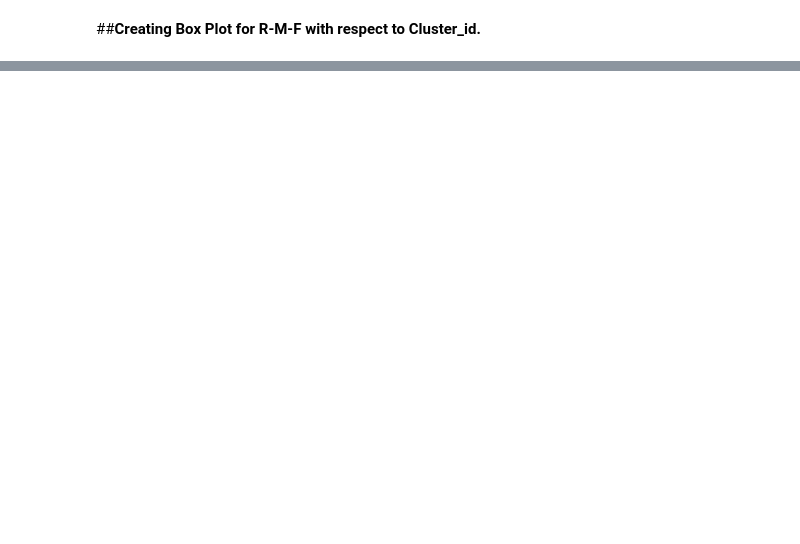
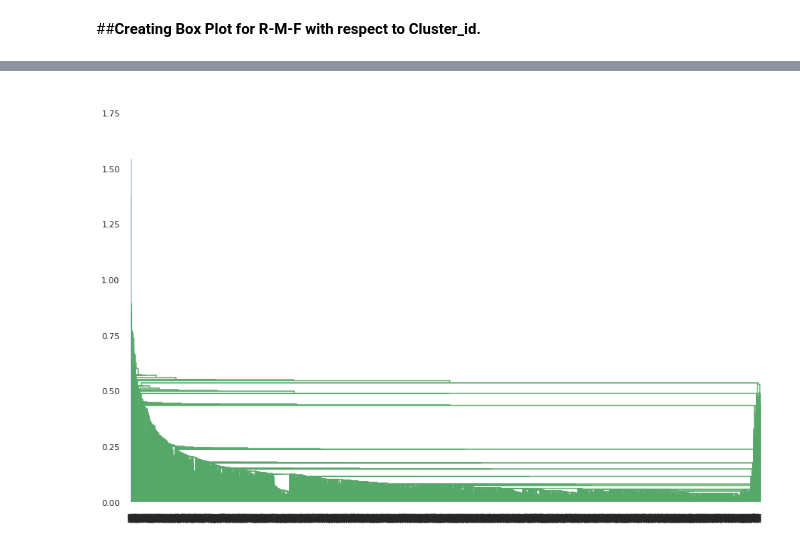
Before and after one commit to 09gauravbisht/Customer-Segmentation-Unsupervised-ML-Model, a Jupyter notebook: Online_Retail_Customer_Segmentation_Capstone_Project.ipynb, the cells around one changed output, grey strips where cells are left out. Drawn from its saved outputs; the diff is of its cells as text; code cells hidden in the pictures; blank space fills up the shorter version.

```diff
--- a/Online_Retail_Customer_Segmentation_Capstone_Project.ipynb
+++ b/Online_Retail_Customer_Segmentation_Capstone_Project.ipynb
@@ -906,0 +930,8 @@ sns.boxplot(x='cluster_id', y='Frequency', data=customer_history_df)
+# %%
+# single linkage
+plt.figure(figsize=(15,10))
+mergings = linkage(rfm_df_scaled, method="single", metric='euclidean')
+dendrogram(mergings)
+plt.show()
+# %% [output]
+[figure, added]
```
Also changed, not shown: parts of 28 cells of this notebook.
